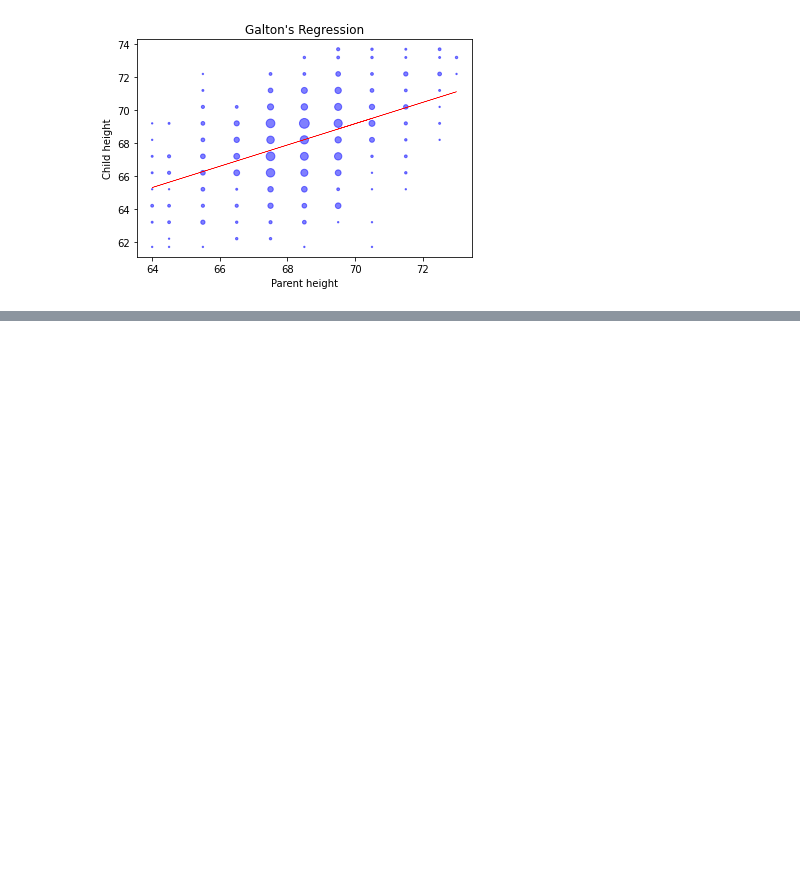
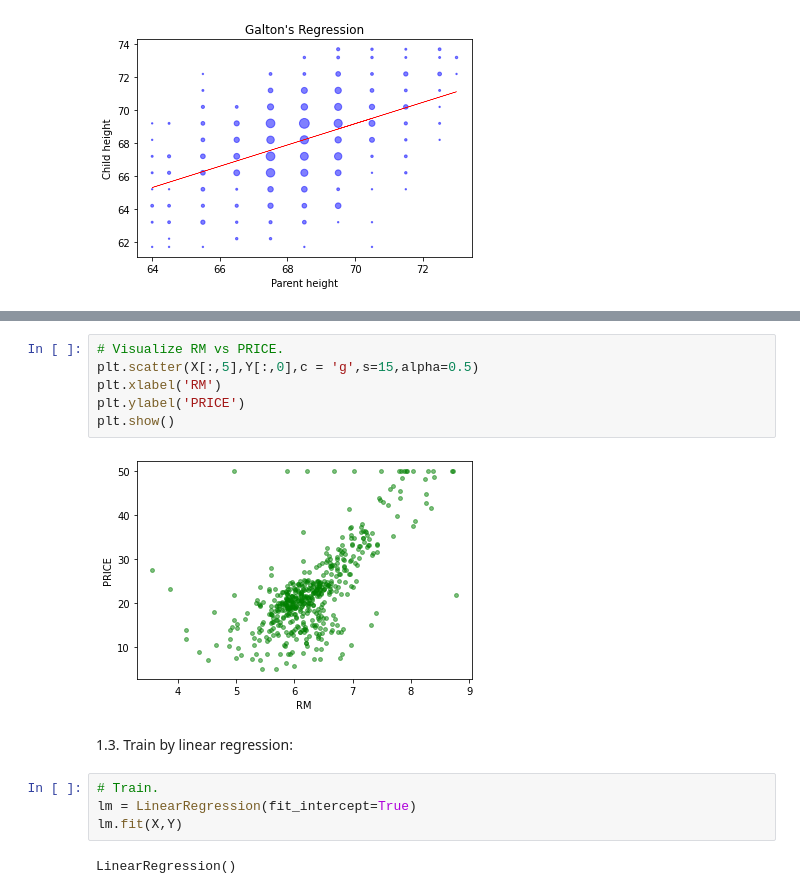
Before and after one commit to hayaboy/datascience, a Jupyter notebook: 수치예측목적을_위한_지도학습_모델_응용.ipynb, the cells around one changed output, grey strips where cells are left out. Cells and saved outputs as stored; diff of their text form; blank space fills up the shorter version.

```diff
--- a/수치예측목적을_위한_지도학습_모델_응용.ipynb
+++ b/수치예측목적을_위한_지도학습_모델_응용.ipynb
@@ -130,0 +311,16 @@ plt.show()
+# %%
+# Visualize RM vs PRICE.
+plt.scatter(X[:,5],Y[:,0],c = 'g',s=15,alpha=0.5)
+plt.xlabel('RM')
+plt.ylabel('PRICE')
+plt.show()
+# %% [output]
+[figure, added]
+# %% [markdown]
+1.3. Train by linear regression:
+# %%
+# Train.
+lm = LinearRegression(fit_intercept=True)
+lm.fit(X,Y)
+# %% [output]
+LinearRegression()
```
Also changed, not shown: parts of 27 cells of this notebook.
